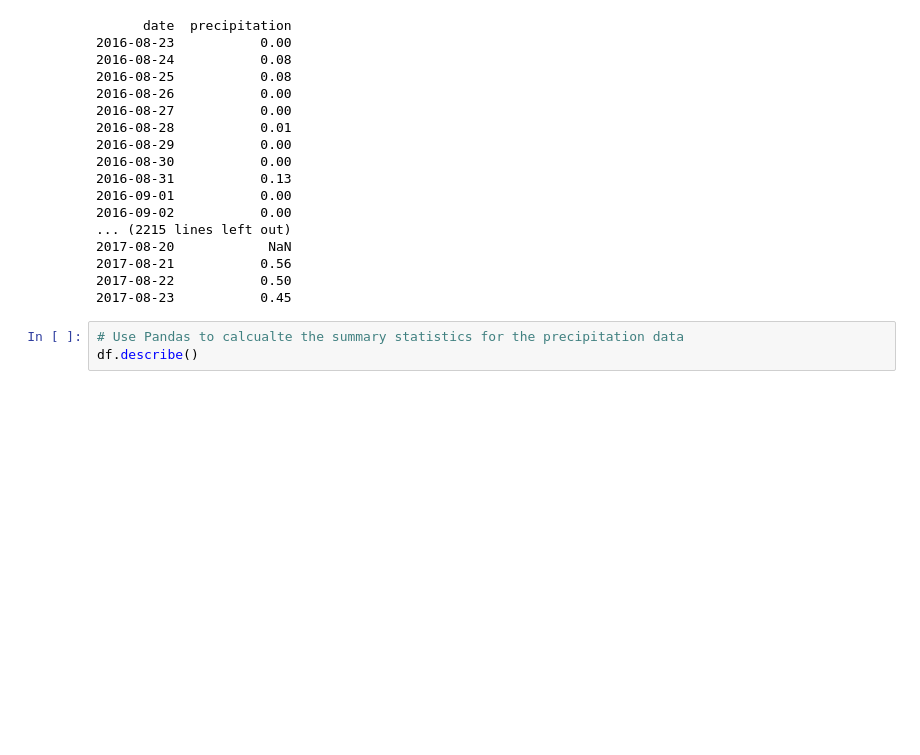
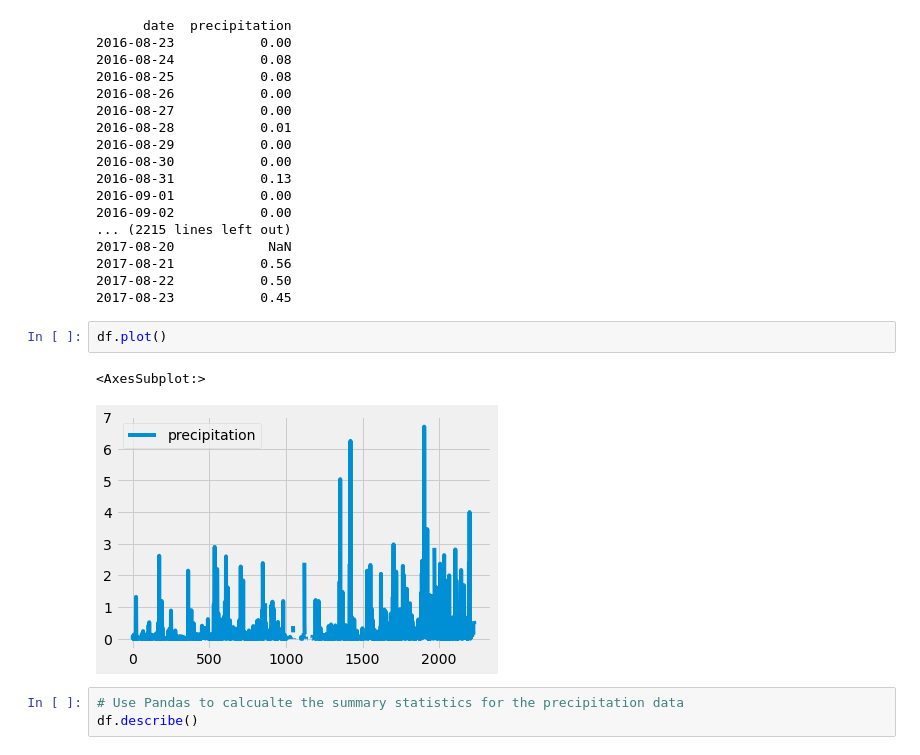
Before and after one commit to Pprave1/surfs_up, a Jupyter notebook: climate_analysis.ipynb, the cells around one changed output. Drawn from its saved outputs; the diff is of its cells as text; blank space fills up the shorter version.

```diff
--- a/climate_analysis.ipynb
+++ b/climate_analysis.ipynb
@@ -88,6 +88,11 @@ print(df.to_string(index=False))
 2017-08-21           0.56
 2017-08-22           0.50
 2017-08-23           0.45
+# %%
+df.plot()
+# %% [output]
+<AxesSubplot:>
+[figure, added]
 # %%
 # Use Pandas to calcualte the summary statistics for the precipitation data
 df.describe()
```
